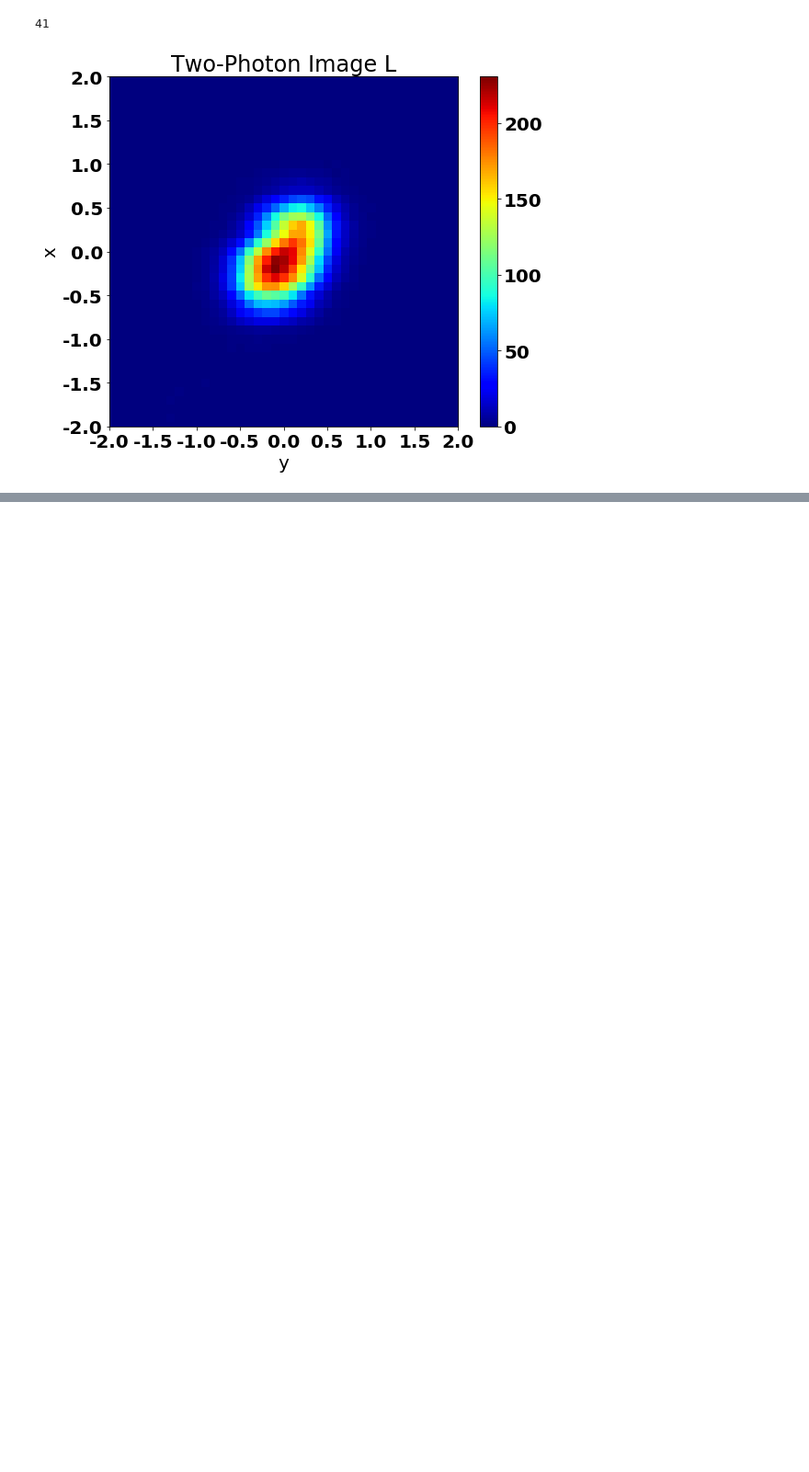
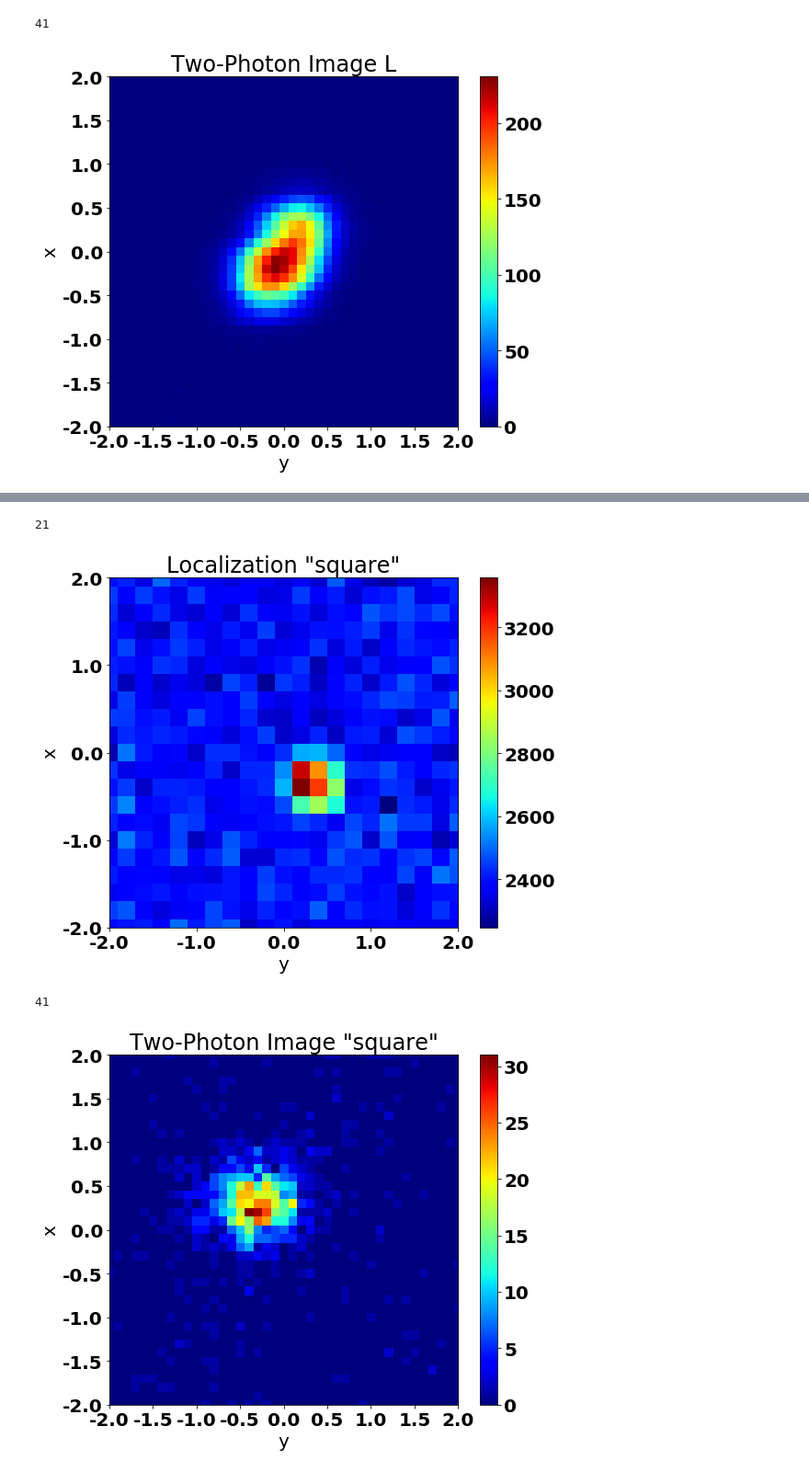
Before and after one commit to juannnesss/Tesis, a Jupyter notebook: Python/matrix.ipynb, the cells around one changed output, grey strips where cells are left out. Shown at 92% size. Drawn from its saved outputs; the diff is of its cells as text; code cells hidden in the pictures; blank space fills up the shorter version.

```diff
--- a/Python/matrix.ipynb
+++ b/Python/matrix.ipynb
@@ -367,0 +392,12 @@ graficar(m,r,'Two-Photon Image L','Data/ghostL/')
+# %%
+#m,r=getMatrixCanal('Data/first/','Toma4_reducido.xlsx',0.1,7)
+#graficar(m,r,'Localization "$\square$"(1)','Data/first/')
+m,r=getMatrixCanal('Data/first/','Toma5_reducido.xlsx',0.2,7)
+graficar(m,r,'Localization "square"','Data/first/')
+m,r=getMatrixCanal('Data/first/','Ghost_DetAV_DetCH_reducido.xlsx',0.1,8)
+graficar(m,r,'Two-Photon Image "square"','Data/first/')
+# %% [output]
+21
+[figure, added]
+41
+[figure, added]
```
Also changed, not shown: parts of 2 cells of this notebook, 37 other files.
